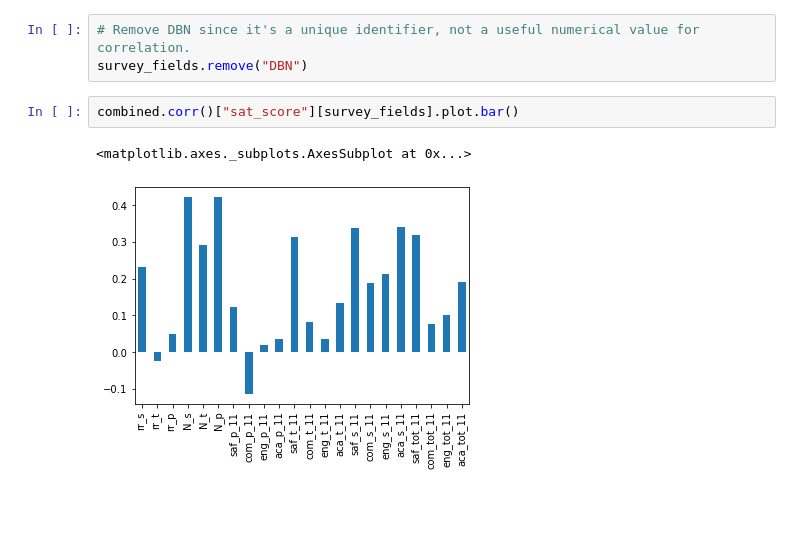
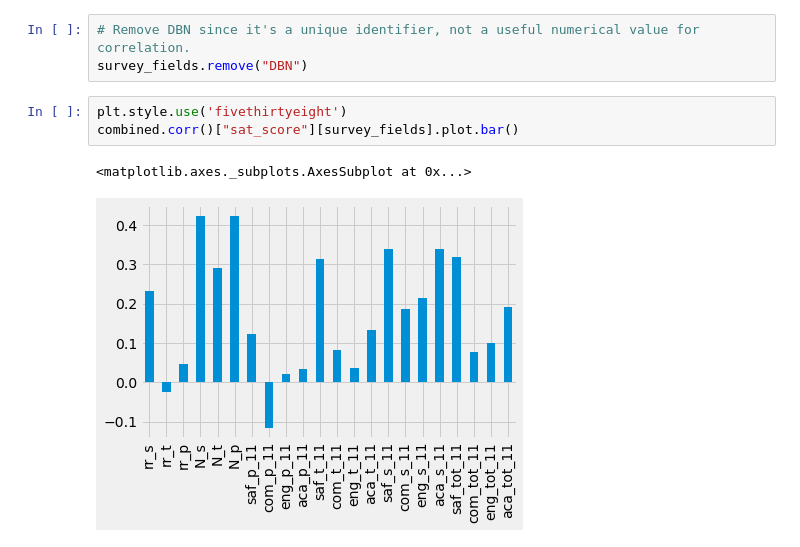
Before and after one commit to branBeckett/data-science-projects, a Jupyter notebook: nyc-high-school-data/nyc-high-school-data.ipynb, the cells around one changed output. Drawn from its saved outputs; the diff is of its cells as text; blank space fills up the shorter version.

```diff
--- a/nyc-high-school-data/nyc-high-school-data.ipynb
+++ b/nyc-high-school-data/nyc-high-school-data.ipynb
@@ -203,7 +204,8 @@ Name: sat_score, Length: 67, dtype: float64
 # Remove DBN since it's a unique identifier, not a useful numerical value for correlation.
 survey_fields.remove("DBN")
 # %%
+plt.style.use('fivethirtyeight')
 combined.corr()["sat_score"][survey_fields].plot.bar()
 # %% [output]
 <matplotlib.axes._subplots.AxesSubplot at 0x...>
-[figure, old version]
+[figure, new version]
```
Also changed, not shown: parts of 2 cells of this notebook.
